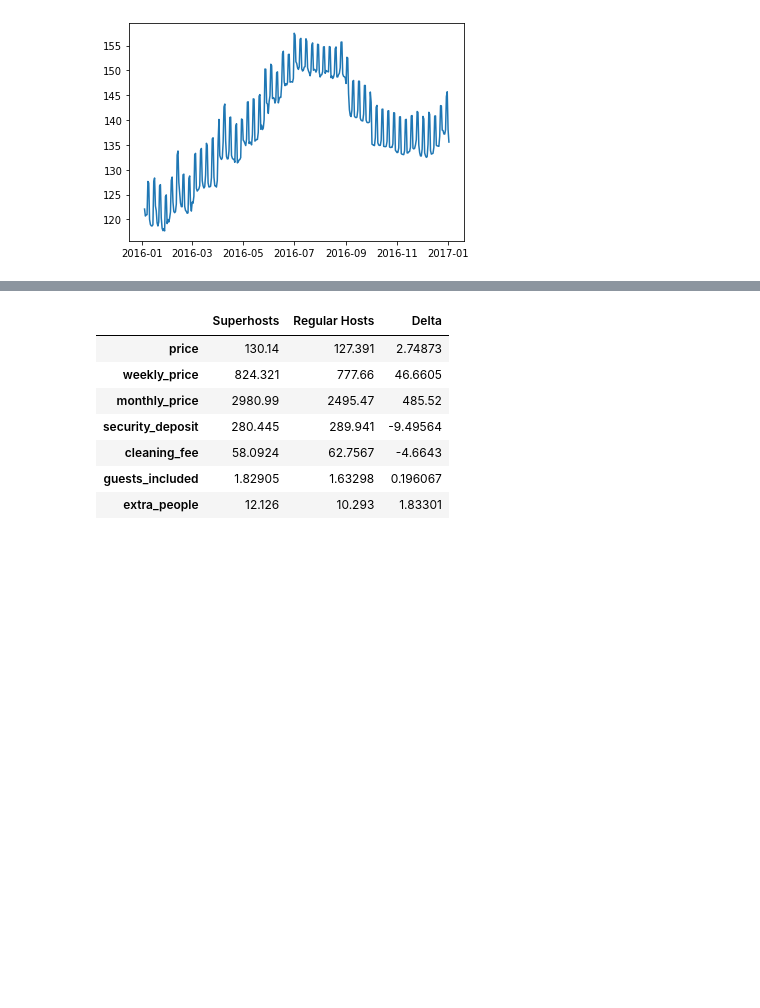
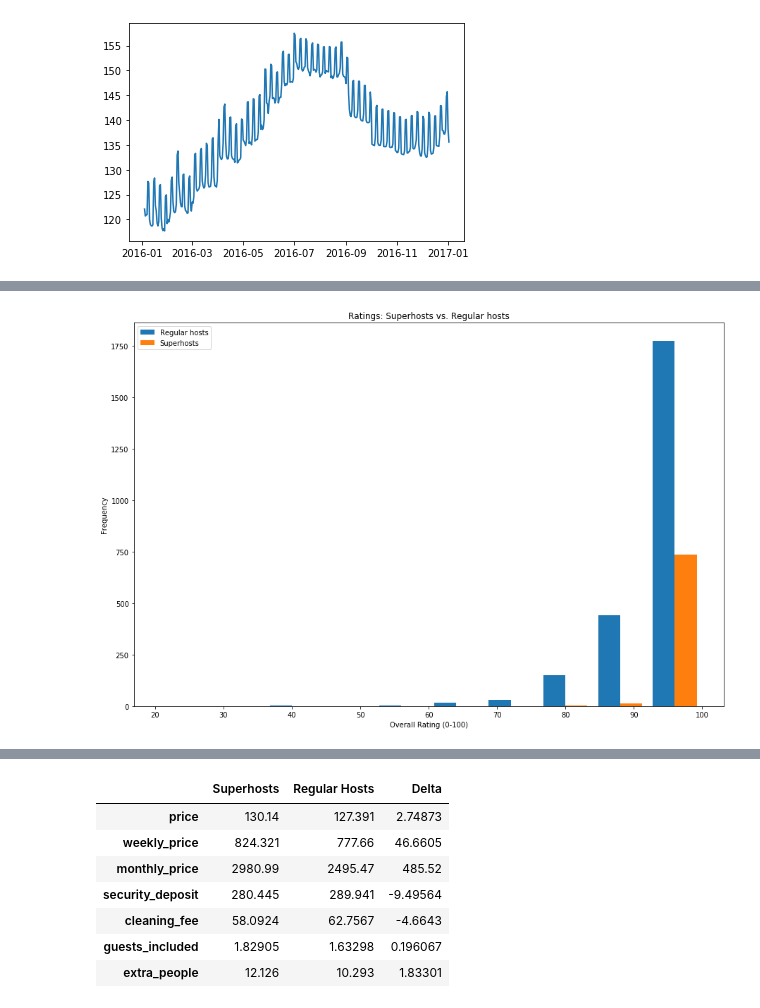
Before and after one commit to ttheoto/Udacity_Airbnb_Project, a Jupyter notebook: Airbnb_Seattle_Exploration.ipynb, the cells around one changed output, grey strips where cells are left out. Saved outputs shown, nothing was run; the diff lists cells and outputs as text; code cells hidden in the pictures; blank space fills up the shorter version.

```diff
--- a/Airbnb_Seattle_Exploration.ipynb
+++ b/Airbnb_Seattle_Exploration.ipynb
@@ -419,0 +485,14 @@ comp_df.style.bar(subset=['Delta'], align='mid', color=['#d65f5f', '#5fba7d'])
+# %%
+# Rating Scores Histogram - Absolute Frequency
+
+fig = plt.figure(figsize = (15,10))
+plt.hist([reg_reviews['review_scores_rating'], super_reviews['review_scores_rating']]);
+
+# Legends and Axis Labels
+
+plt.legend(['Regular hosts', 'Superhosts']);
+plt.ylabel('Frequency');
+plt.xlabel('Overall Rating (0-100)');
+plt.title('Ratings: Superhosts vs. Regular hosts');
+# %% [output]
+[figure, added]
```
Also changed, not shown: parts of 19 cells of this notebook.
